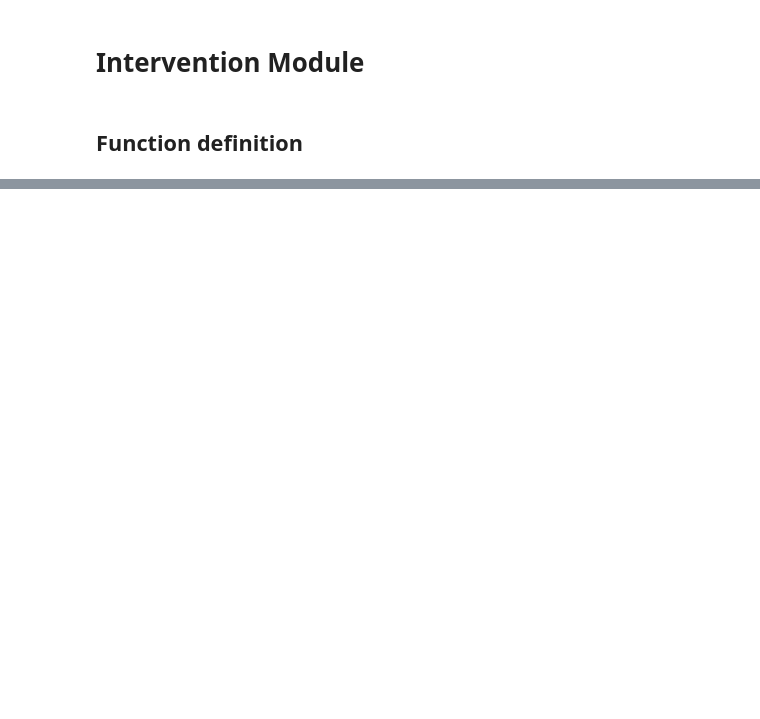
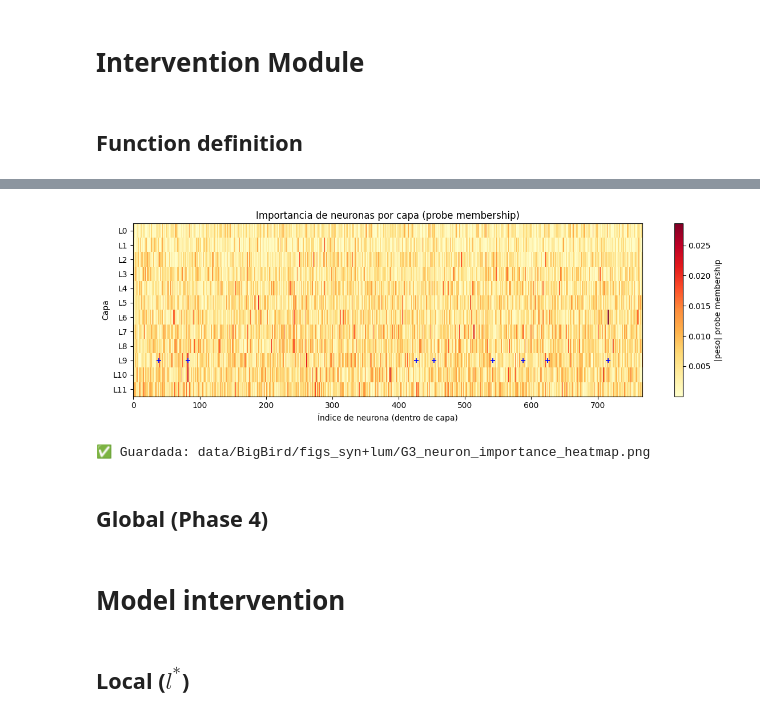
Before and after one commit to kikaymusic/Neuron-Level-Interpretability-and-Robustness-in-LLMs, a Jupyter notebook: SYNAPSE+LUMIA.ipynb, the cells around one changed output, grey strips where cells are left out. Saved outputs shown, nothing was run; the diff lists cells and outputs as text; code cells hidden in the pictures; blank space fills up the shorter version.

```diff
--- a/SYNAPSE+LUMIA.ipynb
+++ b/SYNAPSE+LUMIA.ipynb
@@ -527,0 +851,34 @@ logger.info(f"✅ Phase2 done. mask size={mask_obj['top_k']}")
+# %%
+# ── G3: Heatmap de importancia de neuronas por capa (probe membership) ───────
+W = probe_mem.linear.weight.detach().cpu().numpy()  # [2, 9216]
+importance = np.abs(W[1]).reshape(12, 768)          # [L, H]
+
+fig, ax = plt.subplots(figsize=(12, 4))
+im = ax.imshow(importance, aspect="auto", cmap="YlOrRd", interpolation="nearest")
+plt.colorbar(im, ax=ax, label="|peso| probe membership")
+
+# Marcar neuronas de la máscara Phase 3
+for g_idx in mask_obj["indices_global"]:
+    lay = g_idx // 768
+    loc = g_idx % 768
+    ax.plot(loc, lay, "b+", markersize=6, markeredgewidth=1.2)
+
+ax.set_yticks(range(12))
+ax.set_yticklabels([f"L{i}" for i in range(12)])
+ax.set_xlabel("Índice de neurona (dentro de capa)")
+ax.set_ylabel("Capa")
+ax.set_title("Importancia de neuronas por capa (probe membership)")
+
+plt.tight_layout()
+plt.savefig(f"{figs}/G3_neuron_importance_heatmap.png", dpi=150)
+plt.show()
+print(f"✅ Guardada: {figs}/G3_neuron_importance_heatmap.png")
+# %% [output]
+[figure, added]
+✅ Guardada: data/BigBird/figs_syn+lum/G3_neuron_importance_heatmap.png
+# %% [markdown]
+## Global (Phase 4)
+# %% [markdown]
+# Model intervention
+# %% [markdown]
+## Local ($l^*$)
```
Also changed, not shown: parts of 63 cells of this notebook, 54 other files.
